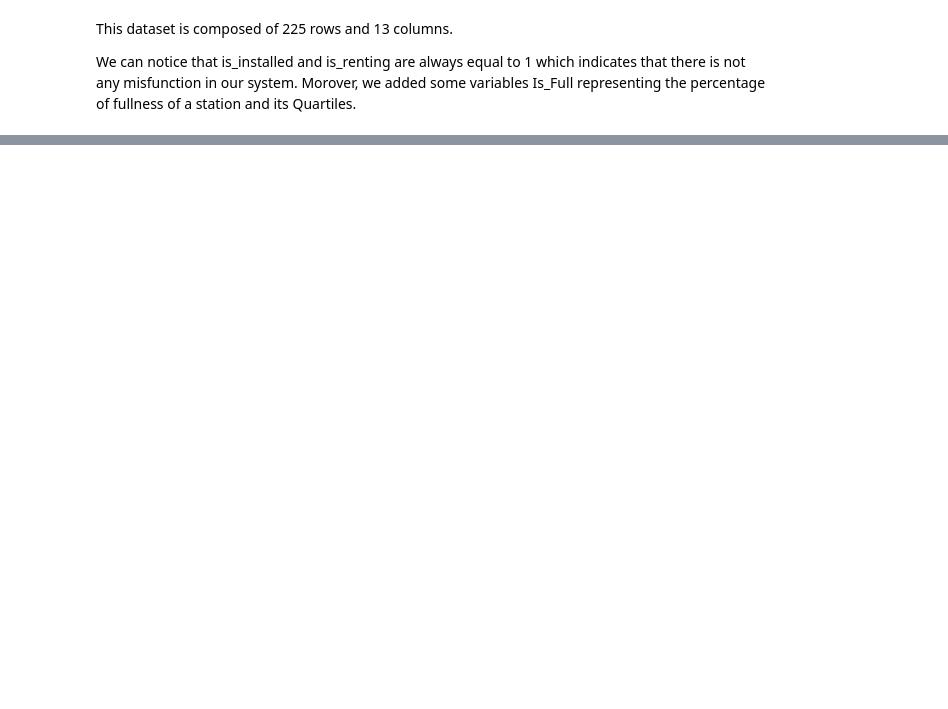
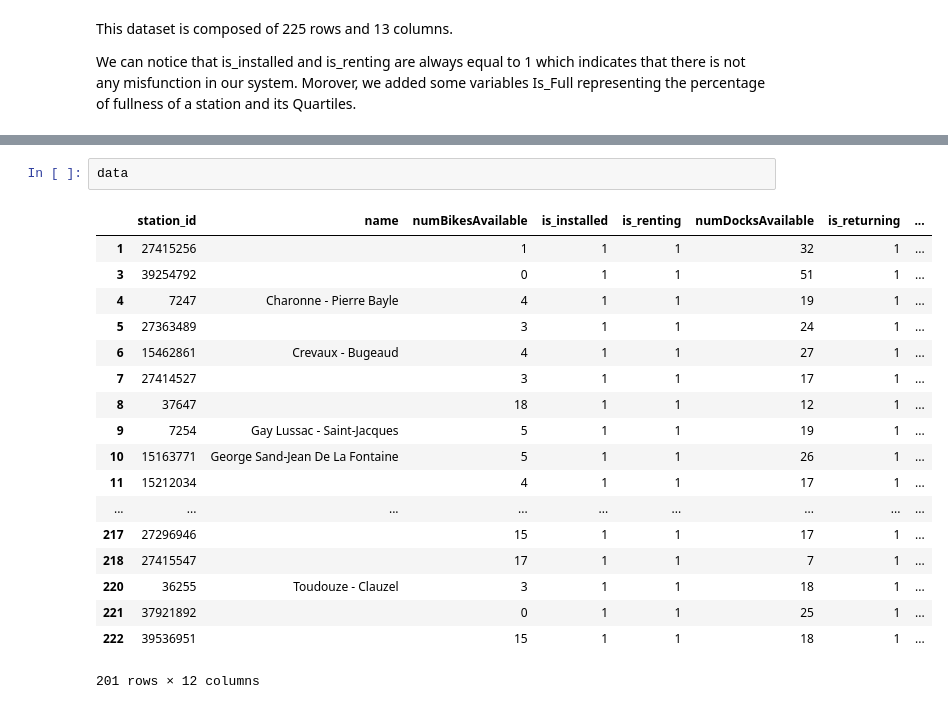
Before and after one commit to L0Gentili/Datacamp_RATP_Velib, a Jupyter notebook: DataCamp_velibF.ipynb, the cells around one changed output, grey strips where cells are left out. Drawn from its saved outputs; the diff is of its cells as text; blank space fills up the shorter version.

```diff
--- a/DataCamp_velibF.ipynb
+++ b/DataCamp_velibF.ipynb
@@ -124,3 +296,24 @@ dtype: object
+# %%
+data
+# %% [output]
+|  | station_id | name | numBikesAvailable | is_installed | is_renting | numDocksAvailable | is_returning | ... |
+| 1 | 27415256 |  | 1 | 1 | 1 | 32 | 1 | ... |
+| 3 | 39254792 |  | 0 | 1 | 1 | 51 | 1 | ... |
+| 4 | 7247 | Charonne - Pierre Bayle | 4 | 1 | 1 | 19 | 1 | ... |
+| 5 | 27363489 |  | 3 | 1 | 1 | 24 | 1 | ... |
+| 6 | 15462861 | Crevaux - Bugeaud | 4 | 1 | 1 | 27 | 1 | ... |
+| 7 | 27414527 |  | 3 | 1 | 1 | 17 | 1 | ... |
+| 8 | 37647 |  | 18 | 1 | 1 | 12 | 1 | ... |
+| 9 | 7254 | Gay Lussac - Saint-Jacques | 5 | 1 | 1 | 19 | 1 | ... |
+| 10 | 15163771 | George Sand-Jean De La Fontaine | 5 | 1 | 1 | 26 | 1 | ... |
+| 11 | 15212034 |  | 4 | 1 | 1 | 17 | 1 | ... |
+| ... | ... | ... | ... | ... | ... | ... | ... | ... |
+| 217 | 27296946 |  | 15 | 1 | 1 | 17 | 1 | ... |
+| 218 | 27415547 |  | 17 | 1 | 1 | 7 | 1 | ... |
+| 220 | 36255 | Toudouze - Clauzel | 3 | 1 | 1 | 18 | 1 | ... |
+| 221 | 37921892 |  | 0 | 1 | 1 | 25 | 1 | ... |
+| 222 | 39536951 |  | 15 | 1 | 1 | 18 | 1 | ... |
+201 rows × 12 columns
 # %%
 data.describe()
 # %% [output]
```
Also changed, not shown: parts of 21 cells of this notebook.
